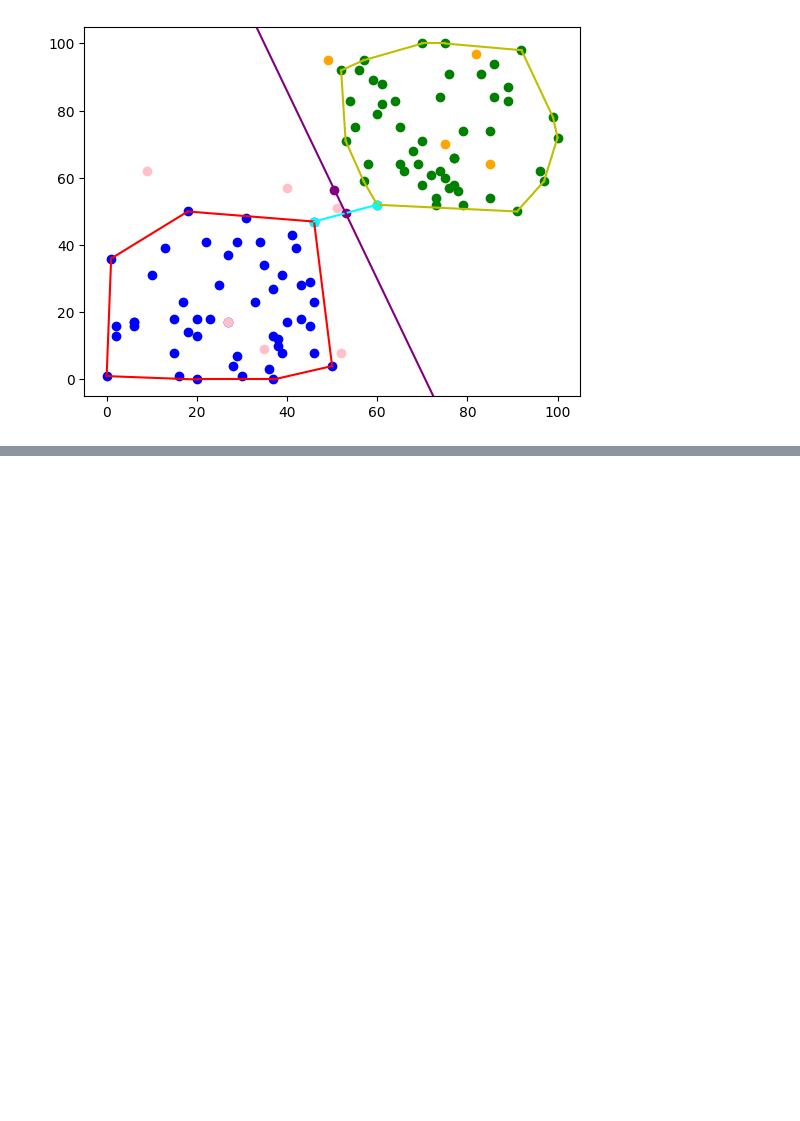
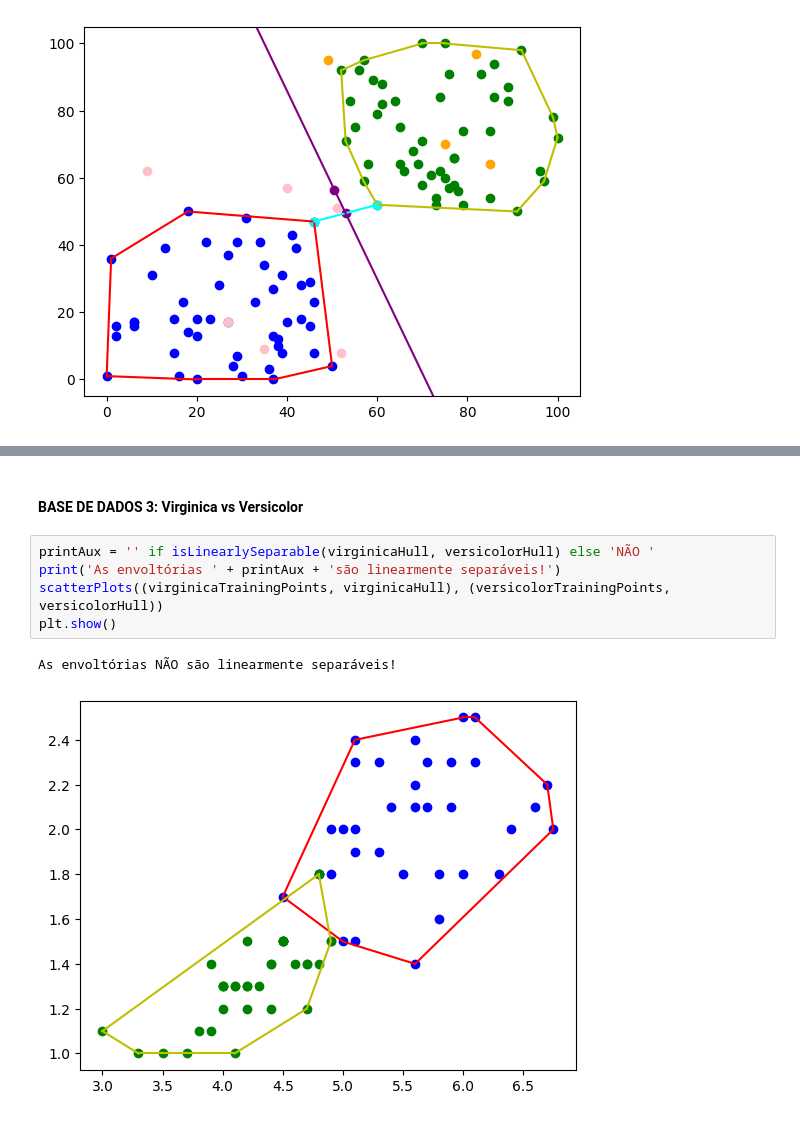
Before and after one commit to Chbmleao/Algorithms2-TP1, a Jupyter notebook: tp1.ipynb, the cells around one changed output, grey strips where cells are left out. Cells and saved outputs as stored; diff of their text form; blank space fills up the shorter version.

```diff
--- a/tp1.ipynb
+++ b/tp1.ipynb
@@ -966,0 +976,10 @@ plt.show()
+# %% [markdown]
+#### BASE DE DADOS 3: Virginica vs Versicolor
+# %%
+printAux = '' if isLinearlySeparable(virginicaHull, versicolorHull) else 'NÃO '
+print('As envoltórias ' + printAux + 'são linearmente separáveis!')
+scatterPlots((virginicaTrainingPoints, virginicaHull), (versicolorTrainingPoints, versicolorHull))
+plt.show()
+# %% [output]
+As envoltórias NÃO são linearmente separáveis!
+[figure, added]
```
Also changed, not shown: parts of 6 cells of this notebook.
